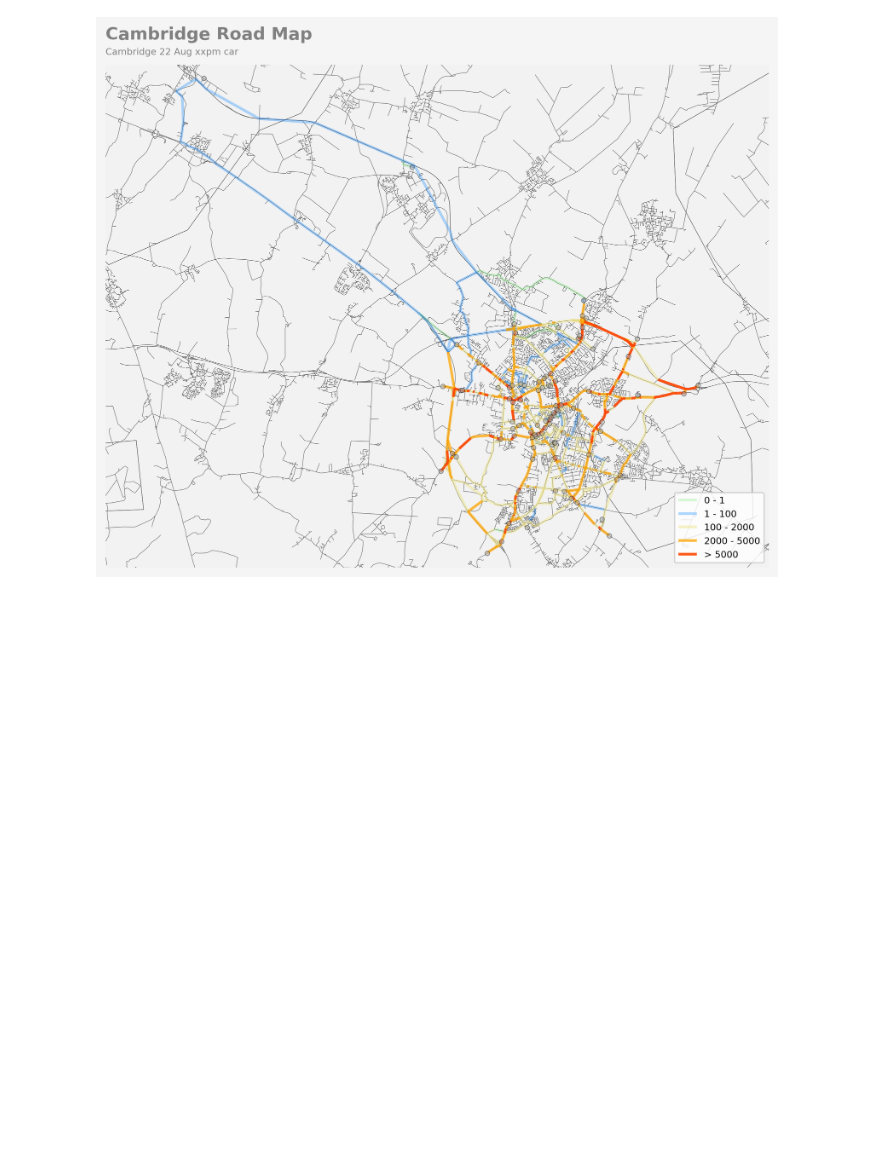
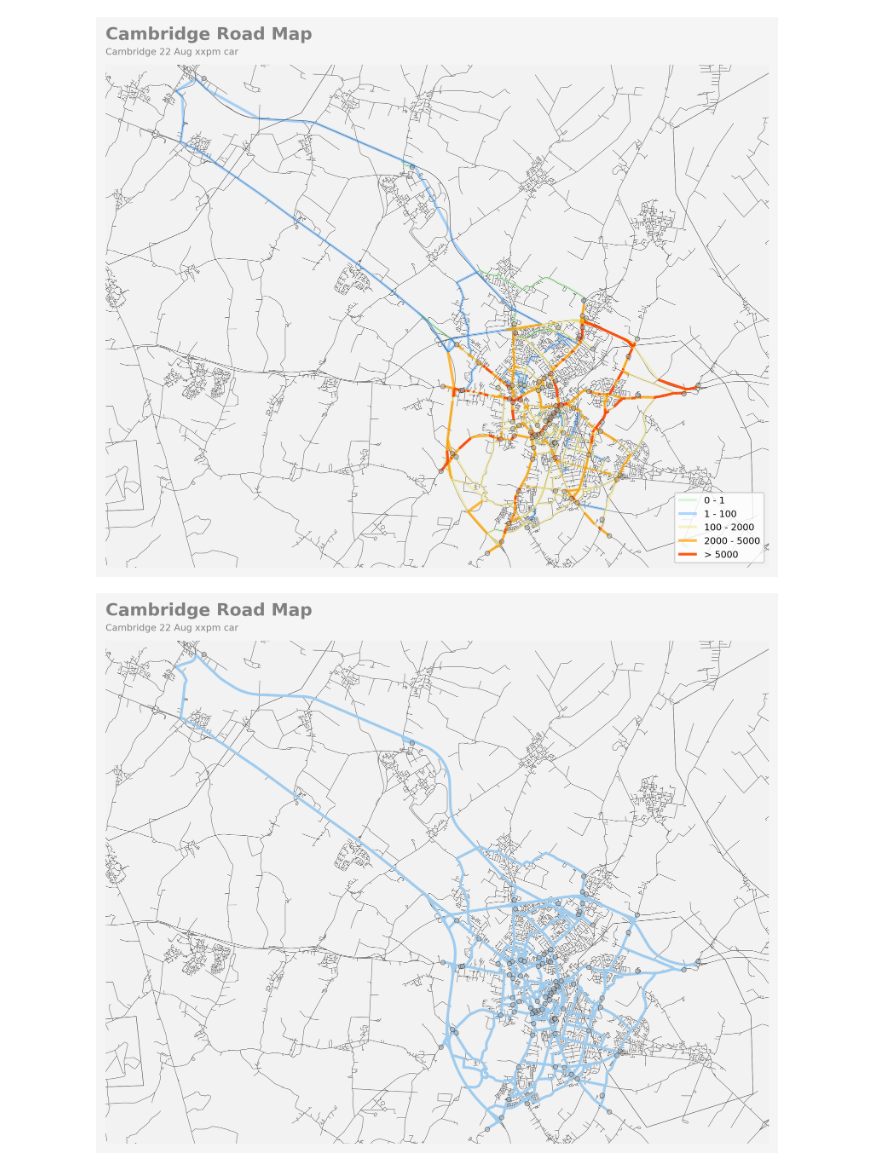
Before and after one commit to emilytw531/road-map, a Jupyter notebook: Cambridge Road.ipynb, the cells around one changed output. Cells and saved outputs as stored; diff of their text form; code cells hidden in the pictures; blank space fills up the shorter version.

```diff
--- a/Cambridge Road.ipynb
+++ b/Cambridge Road.ipynb
@@ -74,9 +59,9 @@ flow_map(title,subtitle,
 # %% [output]
 [figure]
 # %%
-flow_map1(title,subtitle,
-         cutoff1,cutoff2,cutoff3,cutoff4,cutoff5,
-         color1,color2,color3,color4,color5)
+flow_map1(title,date,time,vehicle,location)
+# %% [output]
+[figure, added]
 # %%
 # name1='name_x1y1'
 # name2='name_x2y2'
```
Also changed, not shown: parts of 3 cells of this notebook, 1 other file.
